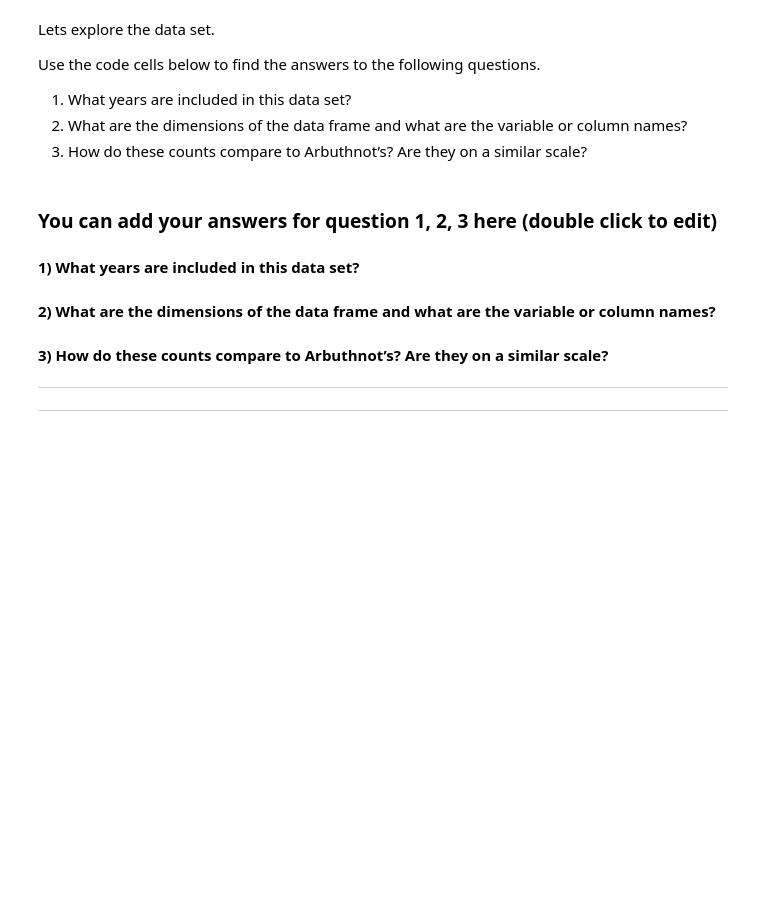
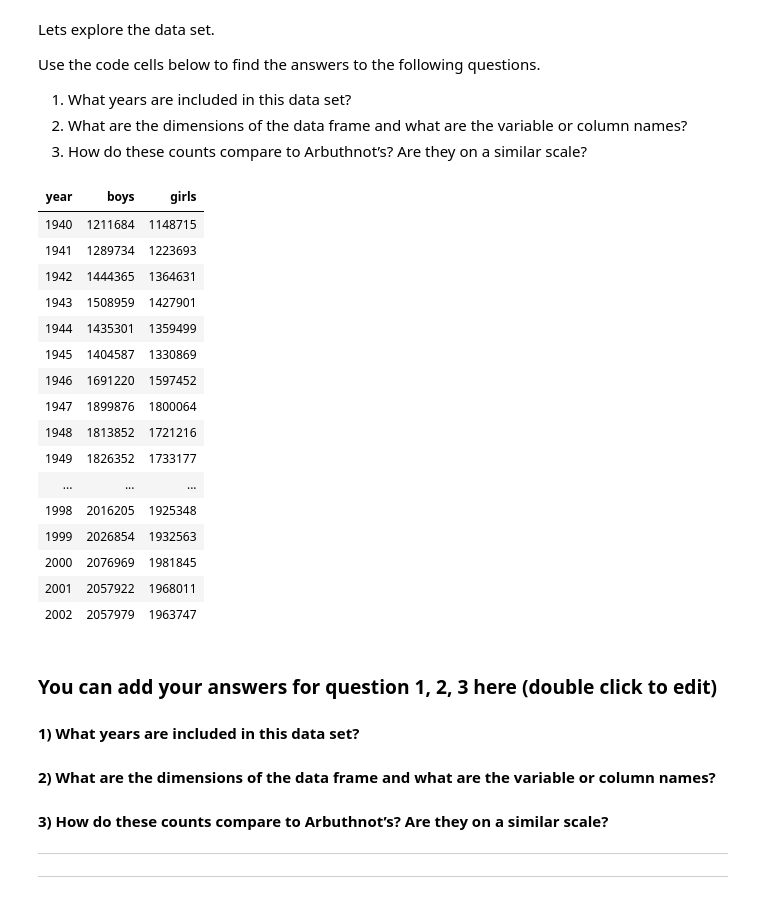
Before and after one commit to jana-archibald/1770-summer-2019, a Jupyter notebook: Tutorial1_Introduction_to_R_and_Jupyter/Tutorial1_Questions.ipynb, the cells around one changed output. Saved outputs shown, nothing was run; the diff lists cells and outputs as text; code cells hidden in the pictures; blank space fills up the shorter version.

```diff
--- a/Tutorial1_Introduction_to_R_and_Jupyter/Tutorial1_Questions.ipynb
+++ b/Tutorial1_Introduction_to_R_and_Jupyter/Tutorial1_Questions.ipynb
@@ -23,6 +23,26 @@ Use the code cells below to find the answers to the following questions.
 1. What years are included in this data set?
 2. What are the dimensions of the data frame and what are the variable or column names?
 3. How do these counts compare to Arbuthnot’s? Are they on a similar scale?
+# %%
+present
+# %% [output]
+| year | boys | girls |
+| 1940 | 1211684 | 1148715 |
+| 1941 | 1289734 | 1223693 |
+| 1942 | 1444365 | 1364631 |
+| 1943 | 1508959 | 1427901 |
+| 1944 | 1435301 | 1359499 |
+| 1945 | 1404587 | 1330869 |
+| 1946 | 1691220 | 1597452 |
+| 1947 | 1899876 | 1800064 |
+| 1948 | 1813852 | 1721216 |
+| 1949 | 1826352 | 1733177 |
+| ... | ... | ... |
+| 1998 | 2016205 | 1925348 |
+| 1999 | 2026854 | 1932563 |
+| 2000 | 2076969 | 1981845 |
+| 2001 | 2057922 | 1968011 |
+| 2002 | 2057979 | 1963747 |
 # %% [markdown]
 ### You can add your answers for question 1, 2, 3 here  (double click to edit)
 
```
Also changed, not shown: parts of 3 cells of this notebook, 1 other file.
